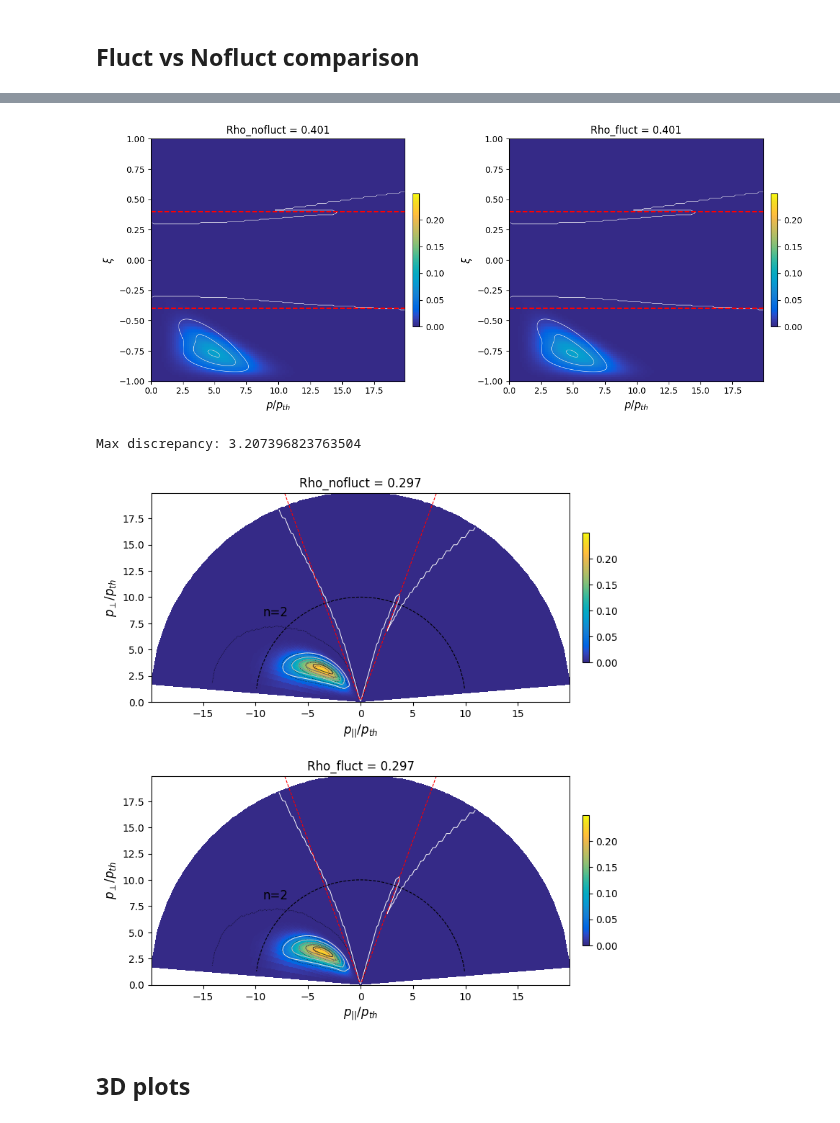
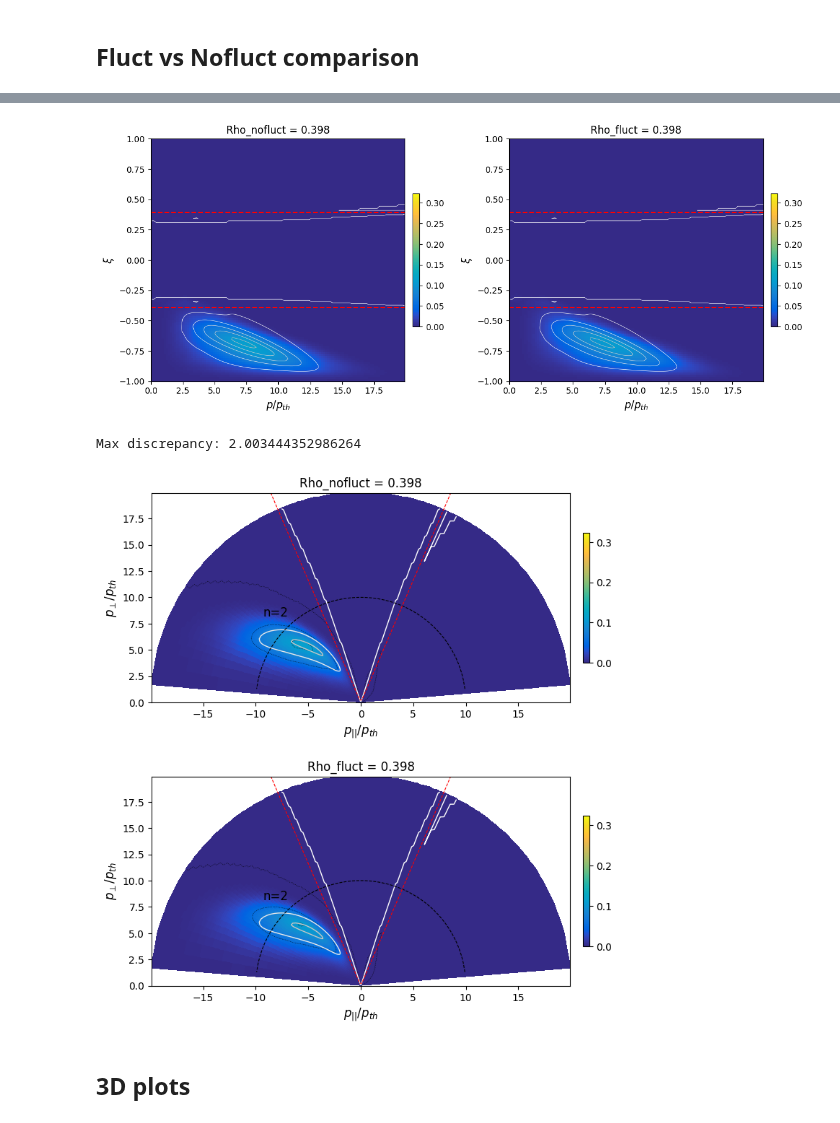
Before and after one commit to EwoutDevlaminck/WKBacca_QL, a Jupyter notebook: QL_analysis.ipynb, the cells around one changed output, grey strips where cells are left out. Saved outputs shown, nothing was run; the diff lists cells and outputs as text; code cells hidden in the pictures.

```diff
--- a/QL_analysis.ipynb
+++ b/QL_analysis.ipynb
@@ -65,10 +65,10 @@ cm_data = [[0.2081, 0.1663, 0.5292], [0.2116238095, 0.1897809524, 0.5776761905],
 parula_map = LinearSegmentedColormap.from_list('parula', cm_data)
 parula_map.set_under(cm_data[0])
 # %%
-filename_nofluct        = '/home/devlamin/WKbeam_simulations/TCV_85352_1.3_nofluct/output/QL_waves_TCV_85352_1.3_nofluct_sparse.h5'
-filename_fluct          = '/home/devlamin/WKbeam_simulations/TCV_85352_1.3_nofluct/output/QL_waves_TCV_85352_1.3_nofluct_lowres_sparse.h5'
+filename_nofluct        = '/home/devlamin/WKbeam_simulations/TCV_74302_1.2_nofluct/output/QL_waves_TCV_74302_1.2_nofluct_sparse.h5'
+filename_fluct          = '/home/devlamin/WKbeam_simulations/TCV_74302_1.2_fluct/output/QLdiff_binned_fluct.h5'
 
-matlab_file         = '/home/devlamin/WKbeam_simulations/TCV_85352_1.3_fluct/output/Drf_data.mat'
+matlab_file         = '/home/devlamin/WKbeam_simulations/TCV_74302_1.2_nofluct/output/Drf_data.mat'
 
 #filename_nofluct        = '/home/devlamin/WKBacca_LUKE_cases/TCV_74302_nonuni/WKBeam_results/nofluct/QL_waves_TCV74302_1.2_nofluct_sparse.h5'
 #filename_fluct          = '/home/devlamin/WKBacca_LUKE_cases/TCV_74302_nonuni/WKBeam_results/fluct/QL_waves_TCV74302_1.2_fluct_sparse.h5'
@@ -497,14 +508,14 @@ plt.show()
 
 print(f'Max discrepancy: {np.max(DRF_pp_nofluct[i_no_fluct]/np.amax(Drf_mat[:,:,i_mat].T))}')
 # %% [output]
-[figure, old version]
+[figure, new version]
-Max discrepancy: 3.207396823763504
+Max discrepancy: 2.003444352986264
 # %%
 def Trapping_line(p_par, Trapksi0, i_psi):
     #Trapping line, giving p_perp_Trap = p_par_Trap * sqrt(1 - ksi0_T^2)/ksi0_T*sign(p_par_Trap)
     return np.sign(p_par) * p_par * np.sqrt(1 - Trapksi0[i_psi]**2)/Trapksi0[i_psi]
 # %%
-rho_goal = 0.3
+rho_goal = 0.4
 i_mat, i_no_fluct, i_fluct = closest_index(rho_goal)
 #-------------------------#
 
@@ -513,7 +524,7 @@ ax = plt.subplot(211)
 
 fig1 = ax.pcolormesh(PPAR[:,:,i_no_fluct], PPER[:,:,i_no_fluct], DRF_pp_nofluct[:,:,i_no_fluct], cmap=parula_map, vmin=min_nofluct, vmax=max_nofluct)#, edgecolors='k')
 fig1a = ax.contour(PPAR[:,:,i_no_fluct], PPER[:,:,i_no_fluct], DRF_pp_nofluct[:,:,i_no_fluct], levels=np.linspace(min_nofluct, max_nofluct, 7), colors='k', linestyles=':', linewidths=0.5)
-fig2 = ax.contour(Ppar_mat, Pper_mat, Drf_mat[:,:,i_mat].T, levels=np.linspace(min_mat, max_mat, 7), cmap='Greys', linewidths=0.7)
+fig2 = ax.contour(Ppar_mat, Pper_mat, Drf_mat[:,:,i_mat].T, levels=np.linspace(min_mat, max_mat, 7), cmap='Greys', linewidths=1)
 colorbar = plt.colorbar(fig1, orientation='vertical', pad=.025, shrink=.55)
 
 plt.contour(PPAR[:,:,i_no_fluct], PPER[:,:,i_no_fluct], Pnorm, levels=[10, 20, 29.99], colors='black', linestyles='dashed', linewidths=0.8)
@@ -525,35 +536,36 @@ plt.plot(np.linspace(-p_max, p_max, 200), p_perp_Trap, color='r', linestyle='--'
 
 ax.set_xlabel(r'$p_{||}/p_{th}$', size=12)
 ax.set_ylabel(r'$p_{\perp}/p_{th}$', size=12)
 ax.set_ylim(0, p_max)
 ax.set_xlim(-p_max, p_max)
 ax.set_aspect('equal')
 ax.set_title(f'Rho_nofluct = {np.sqrt(psi[i_no_fluct]):.3f}')
 
 ax2 = plt.subplot(212)
 fig3 = ax2.pcolormesh(PPAR[:,:,i_fluct], PPER[:,:,i_fluct], DRF_pp_fluct[:,:,i_fluct], cmap=parula_map, vmin=min_nofluct, vmax=max_nofluct)
 fig3a= ax2.contour(PPAR[:,:,i_fluct], PPER[:,:,i_fluct], DRF_pp_fluct[:,:,i_fluct], levels=np.linspace(min_nofluct, max_nofluct, 7), colors='k', linestyles=':', linewidths=0.5)
-fig4 = ax2.contour(Ppar_mat, Pper_mat, Drf_mat[:,:,i_mat].T, levels=np.linspace(min_mat, max_mat, 7), cmap='Greys', linewidths=0.7)
+fig4 = ax2.contour(Ppar_mat, Pper_mat, Drf_mat[:,:,i_mat].T, levels=np.linspace(min_mat, max_mat, 7), cmap='Greys', linewidths=1)
+
 colorbar = plt.colorbar(fig3, orientation='vertical', pad=.025, shrink=.55)
 
 plt.contour(PPAR[:,:,i_fluct], PPER[:,:,i_fluct], Pnorm, levels=[10, 20, 29.99], colors='black', linestyles='dashed', linewidths=0.8)
 plt.annotate(r'n=2', xy=(-10, 8), xytext=(7, 2), textcoords='offset points', fontsize=12)
 #plt.annotate(r'n=3', xy=(13, 16), xytext=(7, 2), textcoords='offset points', fontsize=12)
 
 p_perp_Trap = Trapping_line(np.linspace(-p_max, p_max, 200), Trapksi0_fluct, i_fluct)
 plt.plot(np.linspace(-p_max, p_max, 200), p_perp_Trap, color='r', linestyle='--', linewidth=0.8)
 
 ax2.set_xlabel(r'$p_{||}/p_{th}$', size=12)
 ax2.set_ylabel(r'$p_{\perp}/p_{th}$', size=12)
 ax2.set_ylim(0, p_max)
 ax2.set_xlim(-p_max, p_max)
 ax2.set_aspect('equal')
 ax2.set_title(f'Rho_fluct = {np.sqrt(psi_fluct[i_fluct]):.3f}')
 
 plt.tight_layout()
 plt.show()
 # %% [output]
-[figure, old version]
+[figure, new version]
 # %% [markdown]
 ## 3D plots
 # %%
```
Also changed, not shown: parts of 12 cells of this notebook, 8 other files.
